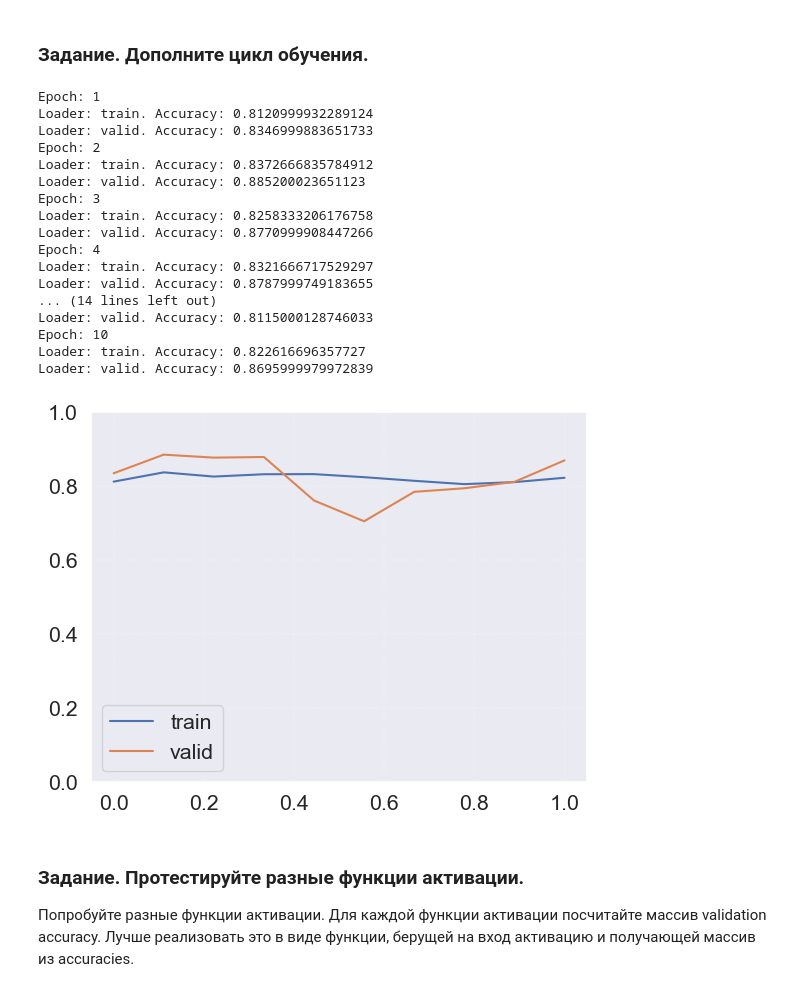
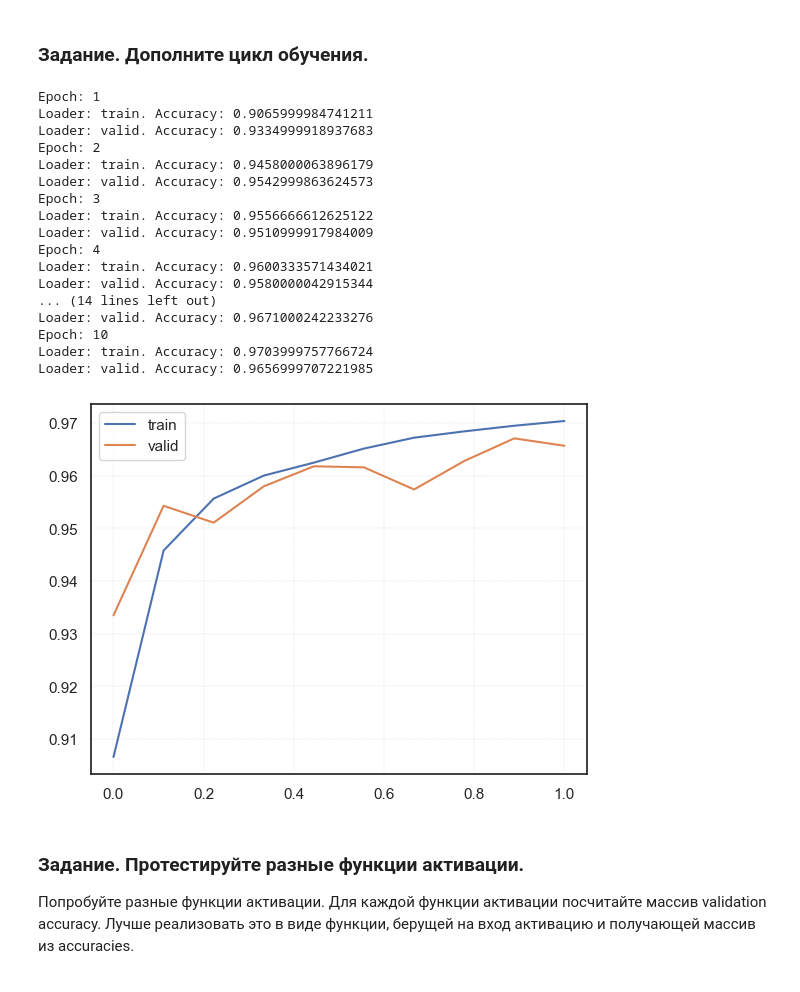
Before and after one commit to dimkablin/DeepLEarningSchool_MFTI, a Jupyter notebook: homework/11. Сверточные и полносвязанные сети/[homework]dense_and_convolutional_nn.ipynb, the cells around one changed output. Saved outputs shown, nothing was run; the diff lists cells and outputs as text; code cells hidden in the pictures.

```diff
--- a/homework/11. Сверточные и полносвязанные сети/[homework]dense_and_convolutional_nn.ipynb
+++ b/homework/11. Сверточные и полносвязанные сети/[homework]dense_and_convolutional_nn.ipynb
@@ -179,14 +179,14 @@ stop_it = False
 for epoch in range(max_epochs):
     for it, (X_batch, y_batch) in enumerate(train_dataloader):
         optimizer.zero_grad()
-        outp = linear_regression(X_batch.float()) # YOUR CODE. Use linear_regression to get outputs
+        outp = linear_regression(X_batch.float())[:,0] # YOUR CODE. Use linear_regression to get outputs
         # print(outp.flatten().shape, y_batch.view(-1, 1).shape)
         loss = loss_function(outp.flatten().float(), y_batch.float()) # YOUR CODE. Compute loss
         loss.backward()
         losses.append(loss.detach().flatten()[0])
         optimizer.step()
 
-        probabilities = torch.nn.functional.softmax(outp) # YOUR CODE. Compute probabilities
+        probabilities = torch.sigmoid(outp) # YOUR CODE. Compute probabilities
         preds = (probabilities > 0.5).type(torch.long)
         batch_acc = (preds.flatten() == y_batch).type(torch.float32).sum() / y_batch.size(0)
 
@@ -343,8 +347,7 @@ model = nn.Sequential(
     activation(),
     nn.Linear(in_features=128, out_features=128),
     activation(),
-    nn.Linear(in_features=128, out_features=10),
-    nn.Softmax()
+    nn.Linear(in_features=128, out_features=10)
 )
 # %%
 criterion = nn.CrossEntropyLoss() #YOUR CODE. Select a loss function
@@ -426,33 +429,32 @@ for epoch in range(max_epochs):
         accuracy[k].append(epoch_correct/epoch_all)
 # %% [output]
 Epoch: 1
-Loader: train. Accuracy: 0.8120999932289124
-Loader: valid. Accuracy: 0.8346999883651733
+Loader: train. Accuracy: 0.9065999984741211
+Loader: valid. Accuracy: 0.9334999918937683
 Epoch: 2
-Loader: train. Accuracy: 0.8372666835784912
-Loader: valid. Accuracy: 0.885200023651123
+Loader: train. Accuracy: 0.9458000063896179
+Loader: valid. Accuracy: 0.9542999863624573
 Epoch: 3
-Loader: train. Accuracy: 0.8258333206176758
-Loader: valid. Accuracy: 0.8770999908447266
+Loader: train. Accuracy: 0.9556666612625122
+Loader: valid. Accuracy: 0.9510999917984009
 Epoch: 4
-Loader: train. Accuracy: 0.8321666717529297
-Loader: valid. Accuracy: 0.8787999749183655
+Loader: train. Accuracy: 0.9600333571434021
+Loader: valid. Accuracy: 0.9580000042915344
 ... (14 lines left out)
-Loader: valid. Accuracy: 0.8115000128746033
+Loader: valid. Accuracy: 0.9671000242233276
 Epoch: 10
-Loader: train. Accuracy: 0.822616696357727
-Loader: valid. Accuracy: 0.8695999979972839
+Loader: train. Accuracy: 0.9703999757766724
+Loader: valid. Accuracy: 0.9656999707221985
 # %%
 plt.plot(np.linspace(0,1,len(accuracy["train"])),
          accuracy["train"],
          np.linspace(0,1,len(accuracy["valid"])),
          accuracy["valid"])
 plt.legend(["train","valid"])
 plt.grid(linewidth=0.2, linestyle="--")
-plt.ylim([0, 1])
 None
 # %% [output]
-[figure, old version]
+[figure, new version]
 # %% [markdown]
 ### Задание. Протестируйте разные функции активации.
 Попробуйте разные функции активации. Для каждой функции активации посчитайте массив validation accuracy. Лучше реализовать это в виде функции, берущей на вход активацию и получающей массив из accuracies.
```
Also changed, not shown: parts of 18 cells of this notebook.
